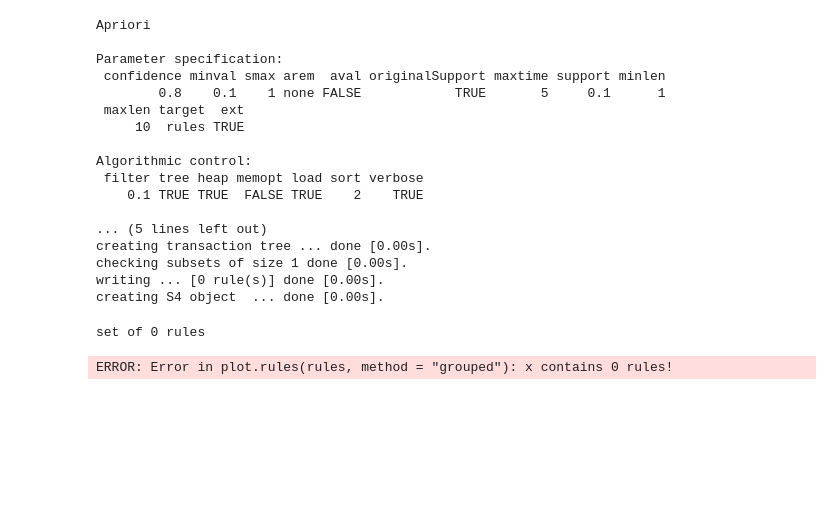
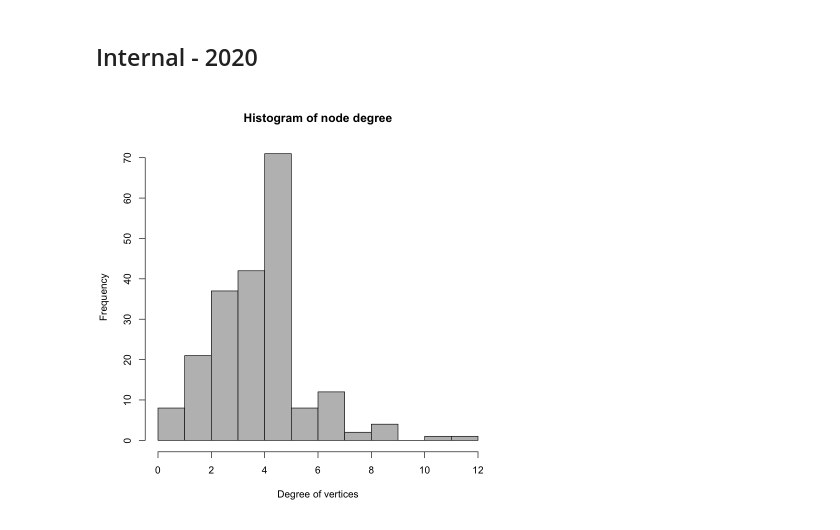
Before and after one commit to buu-nguyen/PIB3-SocialNetworkAnalysis, a Jupyter notebook: SNA-R.ipynb, the cells around one changed output. Cells and saved outputs as stored; diff of their text form; code cells hidden in the pictures; blank space fills up the shorter version.

```diff
--- a/SNA-R.ipynb
+++ b/SNA-R.ipynb
@@ -69,29 +22,17 @@ inspect(transactions)
-# %%
-rules <- apriori(transactions)
-# %% [output]
-Apriori
-
-Parameter specification:
- confidence minval smax arem  aval originalSupport maxtime support minlen
-        0.8    0.1    1 none FALSE            TRUE       5     0.1      1
- maxlen target  ext
-     10  rules TRUE
-
-Algorithmic control:
- filter tree heap memopt load sort verbose
-    0.1 TRUE TRUE  FALSE TRUE    2    TRUE
-
-... (5 lines left out)
-creating transaction tree ... done [0.00s].
-checking subsets of size 1 done [0.00s].
-writing ... [0 rule(s)] done [0.00s].
-creating S4 object  ... done [0.00s].
-# %%
-rules
-# %% [output]
-set of 0 rules
-# %%
-# grouped matrix plot
-plot(rules, method="grouped")
-# %% [output]
-ERROR: Error in plot.rules(rules, method = "grouped"): x contains 0 rules!
+# %% [markdown]
+## Internal - 2020
+# %%
+# Read graph from edges list
+edges_int = read_csv("datasets/graph_int.csv", col_names = c("from", "to", "weight"), show_col_types = FALSE)
+nodes_int = read_csv("datasets/nodes_int.csv", show_col_types = FALSE)
+g <- graph_from_data_frame(edges_int, directed = FALSE, vertices = nodes_int)
+# %%
+#Histogram of node degree
+V(g)$degree <- degree(g)
+hist(V(g)$degree,
+     col="grey",
+     main='Histogram of node degree',
+     ylab='Frequency',
+     xlab='Degree of vertices')
+# %% [output]
+[figure, added]
```
Also changed, not shown: parts of 16 cells of this notebook, 9 other files.
